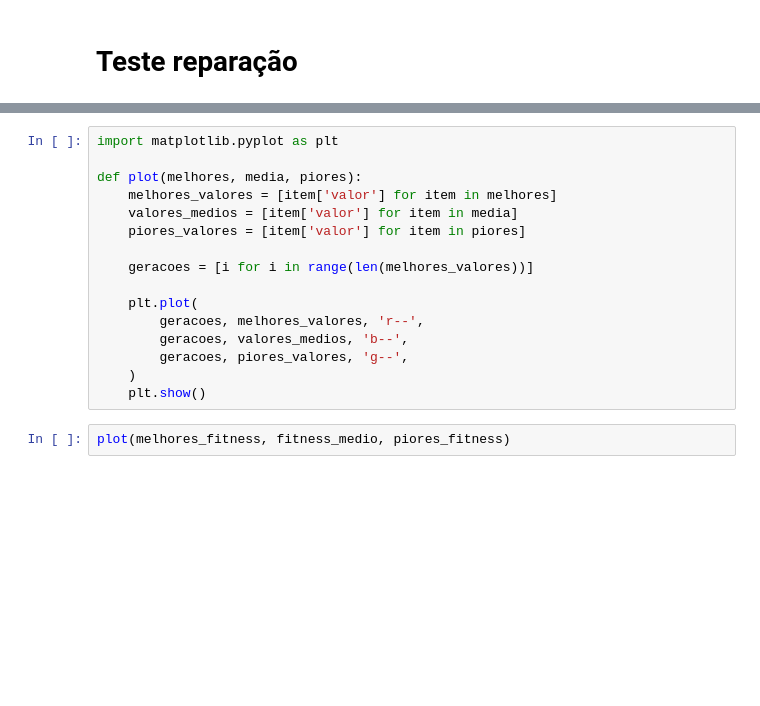
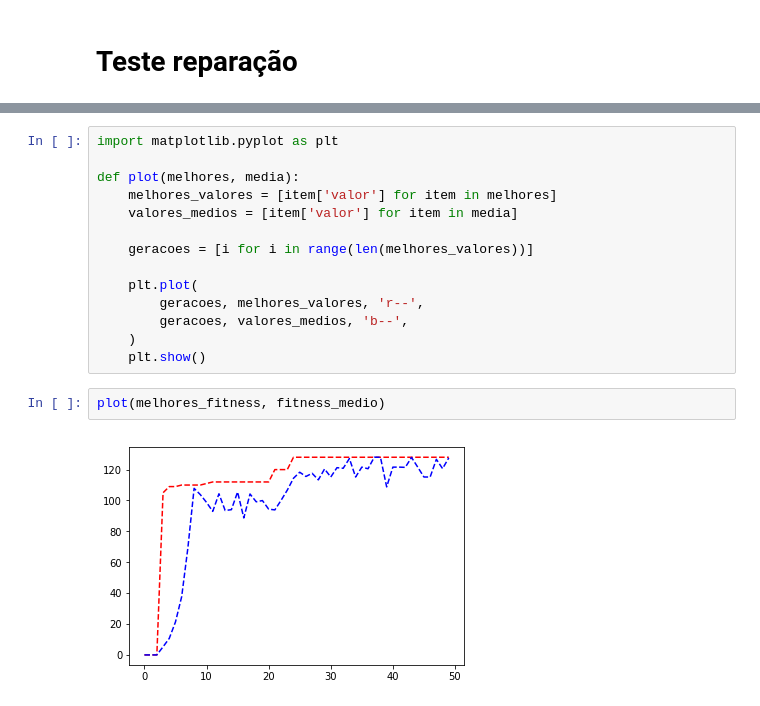
Before and after one commit to Minoro/data-science-theory, a Jupyter notebook: IA/Algoritmo Genetico.ipynb, the cells around one changed output, grey strips where cells are left out. Saved outputs shown, nothing was run; the diff lists cells and outputs as text; blank space fills up the shorter version.

```diff
--- a/IA/Algoritmo Genetico.ipynb
+++ b/IA/Algoritmo Genetico.ipynb
@@ -522,18 +503,18 @@ plt.plot(indices, valores, 'r--')
 # %%
 import matplotlib.pyplot as plt
 
-def plot(melhores, media, piores):
+def plot(melhores, media):
     melhores_valores = [item['valor'] for item in melhores]
     valores_medios = [item['valor'] for item in media]
-    piores_valores = [item['valor'] for item in piores]
 
     geracoes = [i for i in range(len(melhores_valores))]
 
     plt.plot(
         geracoes, melhores_valores, 'r--',
         geracoes, valores_medios, 'b--',
-        geracoes, piores_valores, 'g--',
     )
     plt.show()
 # %%
-plot(melhores_fitness, fitness_medio, piores_fitness)
+plot(melhores_fitness, fitness_medio)
+# %% [output]
+[figure, added]
```
Also changed, not shown: parts of 2 cells of this notebook.
